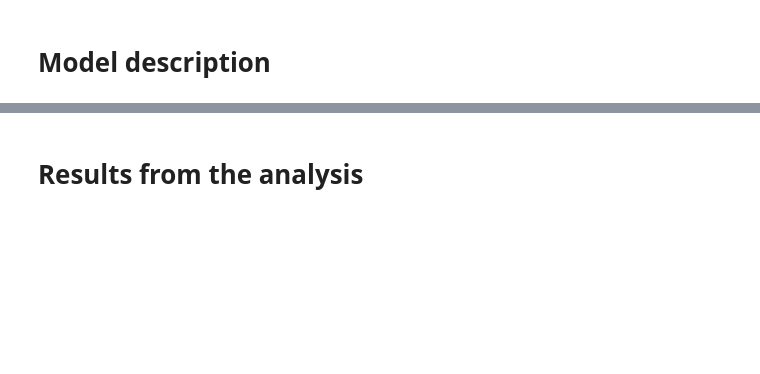
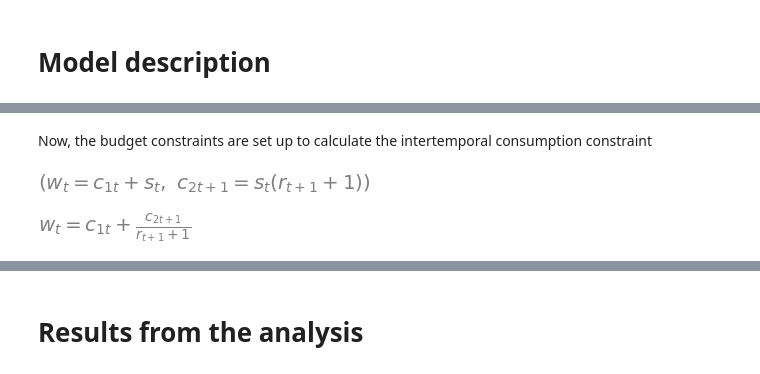
Before and after one commit to NumEconCopenhagen/projects-2020-zjr-hrv, a Jupyter notebook: modelproject/modelproject.ipynb, the cells around one changed output, grey strips where cells are left out. Saved outputs shown, nothing was run; the diff lists cells and outputs as text; code cells hidden in the pictures; blank space fills up the shorter version.

```diff
--- a/modelproject/modelproject.ipynb
+++ b/modelproject/modelproject.ipynb
@@ -186,0 +150,18 @@ plt.show()
+# %% [markdown]
+Now, the budget constraints are set up to calculate the intertemporal consumption constraint
+# %%
+#Defining budget constraints
+c_1budget = sm.Eq(w, c1 + s)
+c_2budget = sm.Eq(c2, (1+r)*s)
+
+#Printing the budget constraints
+c_1budget, c_2budget
+# %% [output]
+[figure, added]
+# %%
+#Intertemporal consumption constraint defined
+ib = c_1budget.subs(s, sm.solve(c_2budget, s)[0])
+#Print intertemporal budget constraint
+ib
+# %% [output]
+[figure, added]
```
Also changed, not shown: parts of 51 cells of this notebook.
